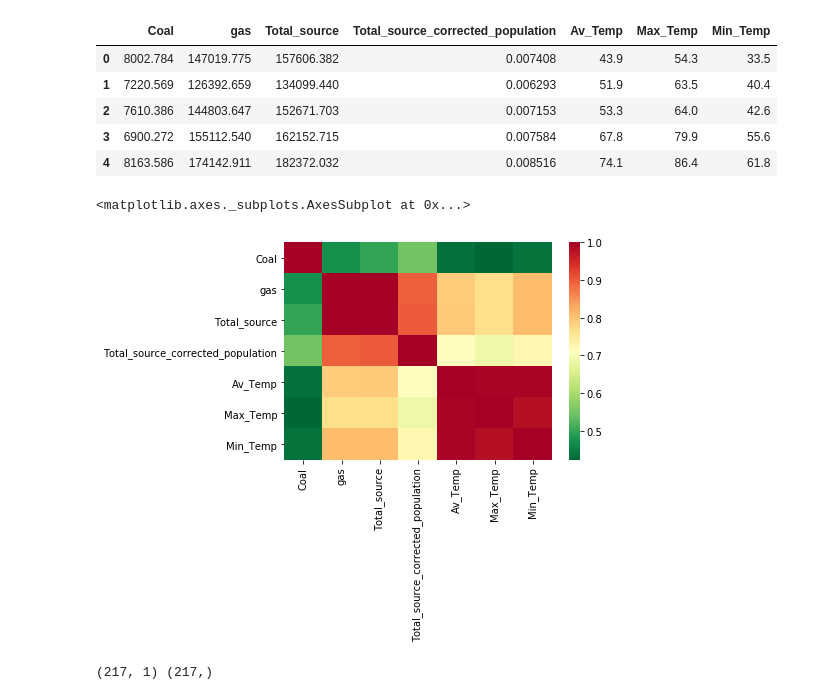
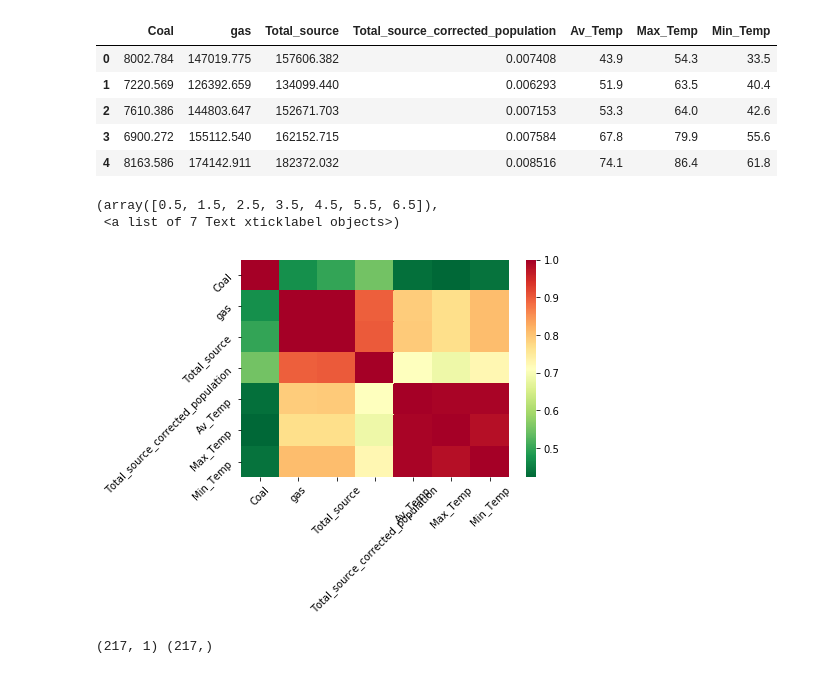
Before and after one commit to pikako77/project3, a Jupyter notebook: MachineLearning/code/Deep-learning_gasTemp.ipynb, the cells around one changed output. Cells and saved outputs as stored; diff of their text form; code cells hidden in the pictures.

```diff
--- a/MachineLearning/code/Deep-learning_gasTemp.ipynb
+++ b/MachineLearning/code/Deep-learning_gasTemp.ipynb
@@ -267,12 +270,16 @@ dataframe.head()
 # %%
 corr = dataframe.corr()
 sns.heatmap(corr,
         xticklabels=corr.columns,
         yticklabels=corr.columns,
            cmap= cmap)
+
+plt.yticks(rotation=45)
+plt.xticks(rotation=45)
 # %% [output]
-<matplotlib.axes._subplots.AxesSubplot at 0x...>
+(array([0.5, 1.5, 2.5, 3.5, 4.5, 5.5, 6.5]),
+ <a list of 7 Text xticklabel objects>)
-[figure, old version]
+[figure, new version]
 # %%
 dataframe.to_csv('data_for_regression.csv',index=False)
 # %%
```
Also changed, not shown: parts of 2 cells of this notebook, 15 other files.
